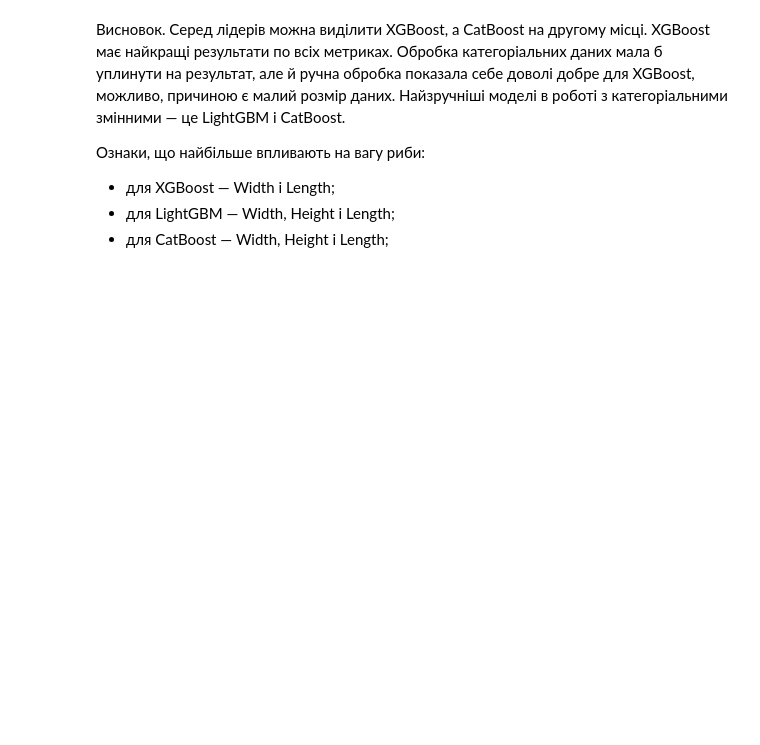
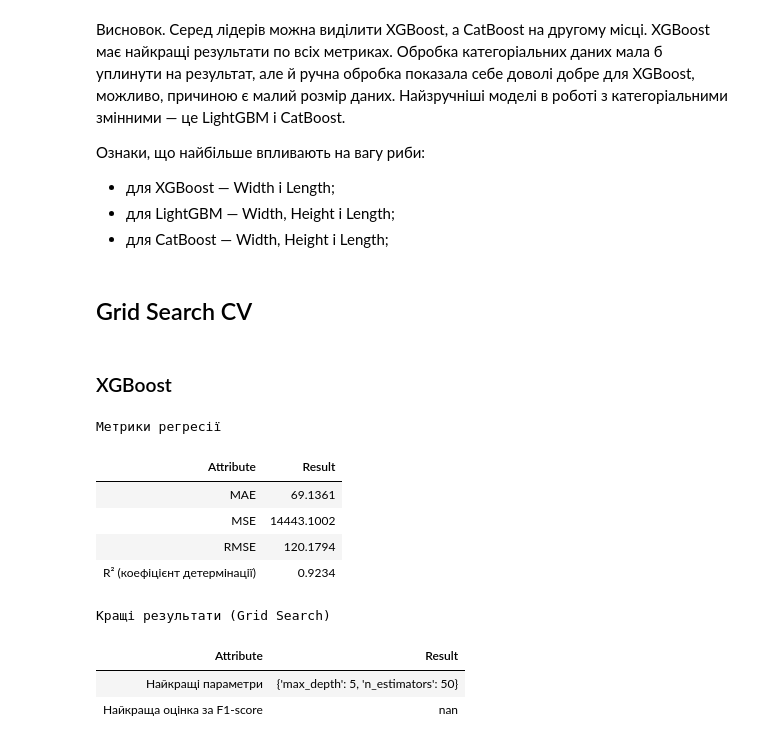
Before and after one commit to BogdanPinchuk/DataScience-PBY_HW14, a Jupyter notebook: Bohdan_Pinchuk_DS_HW14.ipynb, the cells around one changed output. Cells and saved outputs as stored; diff of their text form; code cells hidden in the pictures; blank space fills up the shorter version.

```diff
--- a/Bohdan_Pinchuk_DS_HW14.ipynb
+++ b/Bohdan_Pinchuk_DS_HW14.ipynb
@@ -2301,3 +2302,78 @@ Reporter.print_concat_pd_reports(models, "Порівняння результа
 - для XGBoost — Width і Length;
 - для LightGBM — Width, Height і Length;
 - для CatBoost — Width, Height і Length;
+# %% [markdown]
+## Grid Search CV
+# %%
+# XGBoost
+
+import apps.main as mn
+import apps.reporter as rpt
+from xgboost import XGBRegressor
+from sklearn.model_selection import KFold, GridSearchCV
+
+# Input data
+rng_seed = 42
+n_splits = 3
+load_model = True
+model_file_name = "resources/titanic-dataset_grid_xgboost_r.model"
+file_path = Path(model_file_name)
+
+accuracy_name = "accuracy"
+precision_name = "precision"
+recall_name = "recall"
+f1_name = "f1"
+scorings = {
+    'accuracy': accuracy_name,
+    'precision': precision_name,
+    'recall': recall_name,
+    'f1': f1_name,
+}
+grid_params = {
+    'n_estimators': [50, 100, 200, 300, 500],
+    'max_depth': [5, 10, 20, None],
+}
+
+# Solution
+# try to load model
+if load_model and file_path.exists():
+    grid_search = joblib.load(model_file_name)
+else:
+    kf = KFold(n_splits=n_splits, shuffle=True, random_state=rng_seed)
+    grid_model = XGBRegressor(learning_rate=0.05, random_state=rng_seed, eval_metric='logloss')
+    grid_search = GridSearchCV(grid_model,
+                               grid_params,
+                               cv=kf,
+                               scoring=scorings,
+                               refit=f1_name,
+                               n_jobs=-1)
+    grid_search.fit(X_train_ohe, Y_train_ohe, verbose=0)
+    # save model
+    joblib.dump(grid_search, model_file_name)
+
+# scores = grid_search.cv_results_
+
+best_grid_model = grid_search.best_estimator_
+Y_pred_xgboost = best_grid_model.predict(X_test_ohe)
+
+rp = rpt.Reporter()
+rp.tolerance = 4
+rp.add_item("Найкращі параметри", str(grid_search.best_params_))
+rp.add_item("Найкраща оцінка за F1-score", rp.format_value(grid_search.best_score_))
+
+# Print results
+display(Markdown(f"### XGBoost"))
+df_xgboost_r = mn.calc_regres_metrics(Y_test_ohe, Y_pred_xgboost)
+rp.print_pd_report(f"Кращі результати (Grid Search)")
+# %% [output]
+### XGBoost
+Метрики регресії
+| Attribute | Result |
+| MAE | 69.1361 |
+| MSE | 14443.1002 |
+| RMSE | 120.1794 |
+| R² (коефіцієнт детермінації) | 0.9234 |
+Кращі результати (Grid Search)
+| Attribute | Result |
+| Найкращі параметри | {'max_depth': 5, 'n_estimators': 50} |
+| Найкраща оцінка за F1-score | nan |
```
Also changed, not shown: parts of 6 cells of this notebook, 1 other file.
